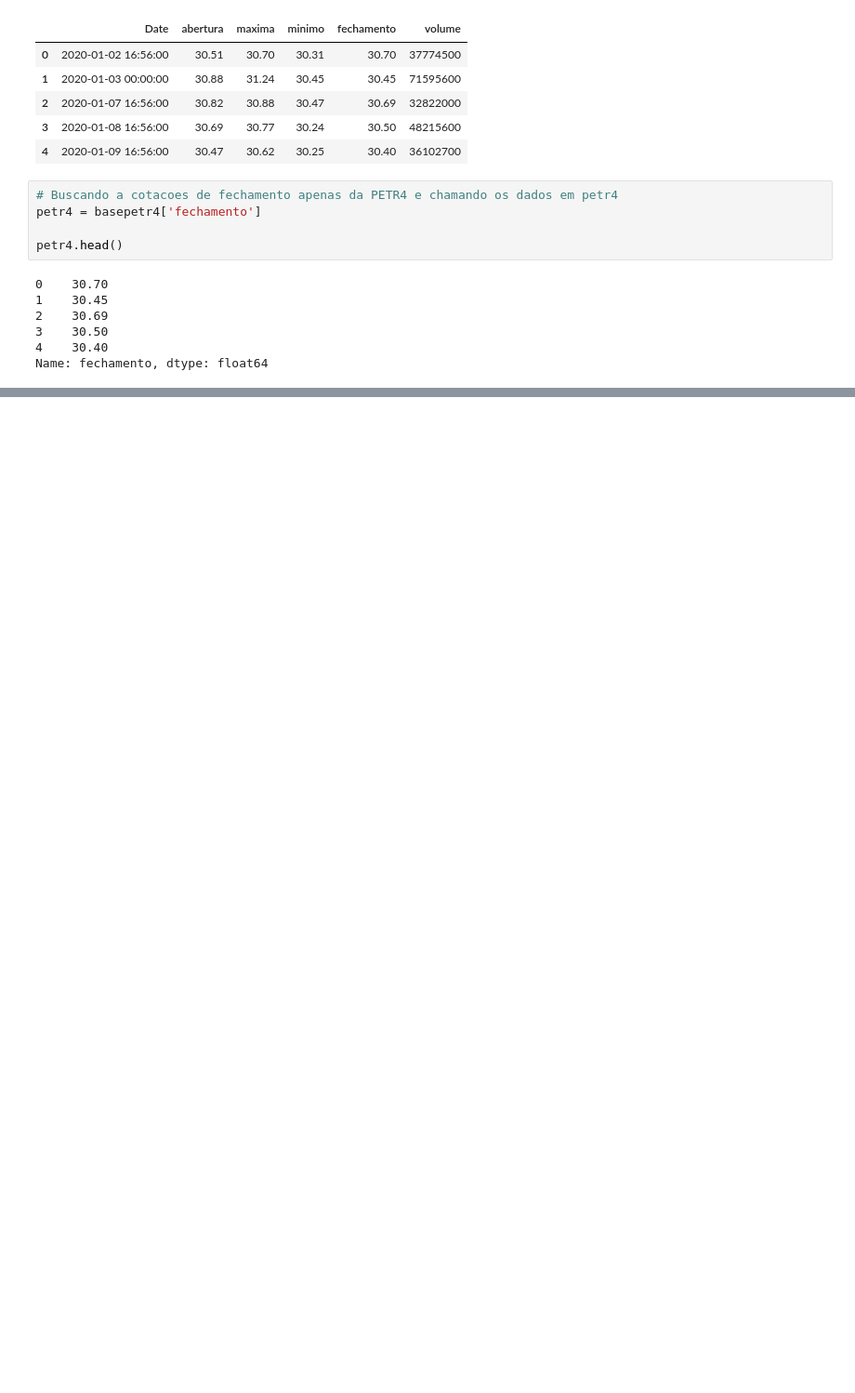
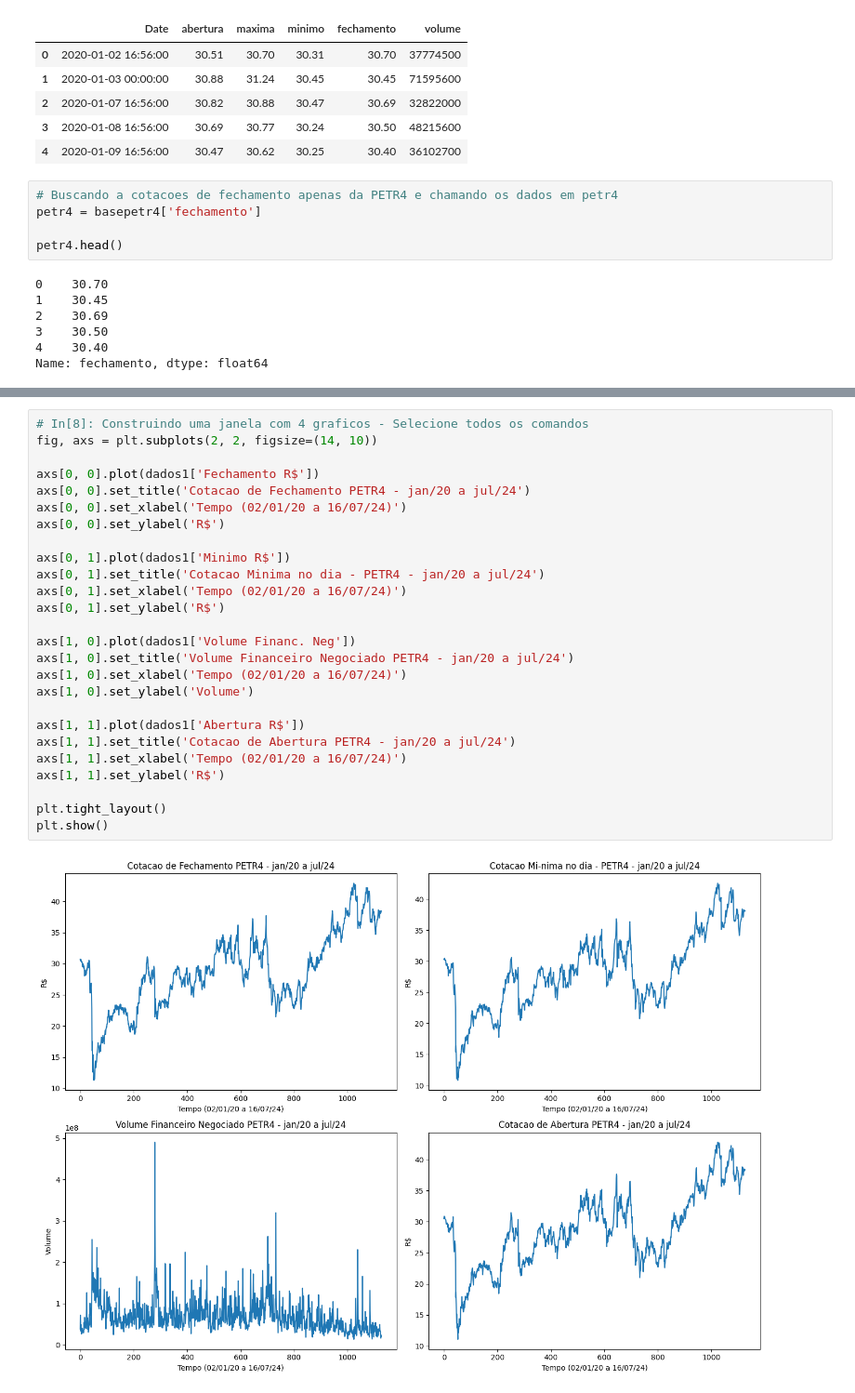
Before and after one commit to luizalaquini/time-series, a Jupyter notebook: script.ipynb, the cells around one changed output, grey strips where cells are left out. Shown at 93% size. Saved outputs shown, nothing was run; the diff lists cells and outputs as text; blank space fills up the shorter version.

```diff
--- a/script.ipynb
+++ b/script.ipynb
@@ -2751,0 +120,28 @@ else:
+# %%
+# In[8]: Construindo uma janela com 4 graficos - Selecione todos os comandos
+fig, axs = plt.subplots(2, 2, figsize=(14, 10))
+
+axs[0, 0].plot(dados1['Fechamento R$'])
+axs[0, 0].set_title('Cotacao de Fechamento PETR4 - jan/20 a jul/24')
+axs[0, 0].set_xlabel('Tempo (02/01/20 a 16/07/24)')
+axs[0, 0].set_ylabel('R$')
+
+axs[0, 1].plot(dados1['Minimo R$'])
+axs[0, 1].set_title('Cotacao Mi­nima no dia - PETR4 - jan/20 a jul/24')
+axs[0, 1].set_xlabel('Tempo (02/01/20 a 16/07/24)')
+axs[0, 1].set_ylabel('R$')
+
+axs[1, 0].plot(dados1['Volume Financ. Neg'])
+axs[1, 0].set_title('Volume Financeiro Negociado PETR4 - jan/20 a jul/24')
+axs[1, 0].set_xlabel('Tempo (02/01/20 a 16/07/24)')
+axs[1, 0].set_ylabel('Volume')
+
+axs[1, 1].plot(dados1['Abertura R$'])
+axs[1, 1].set_title('Cotacao de Abertura PETR4 - jan/20 a jul/24')
+axs[1, 1].set_xlabel('Tempo (02/01/20 a 16/07/24)')
+axs[1, 1].set_ylabel('R$')
+
+plt.tight_layout()
+plt.show()
+# %% [output]
+[figure, added]
```
Also changed, not shown: parts of 38 cells of this notebook.
